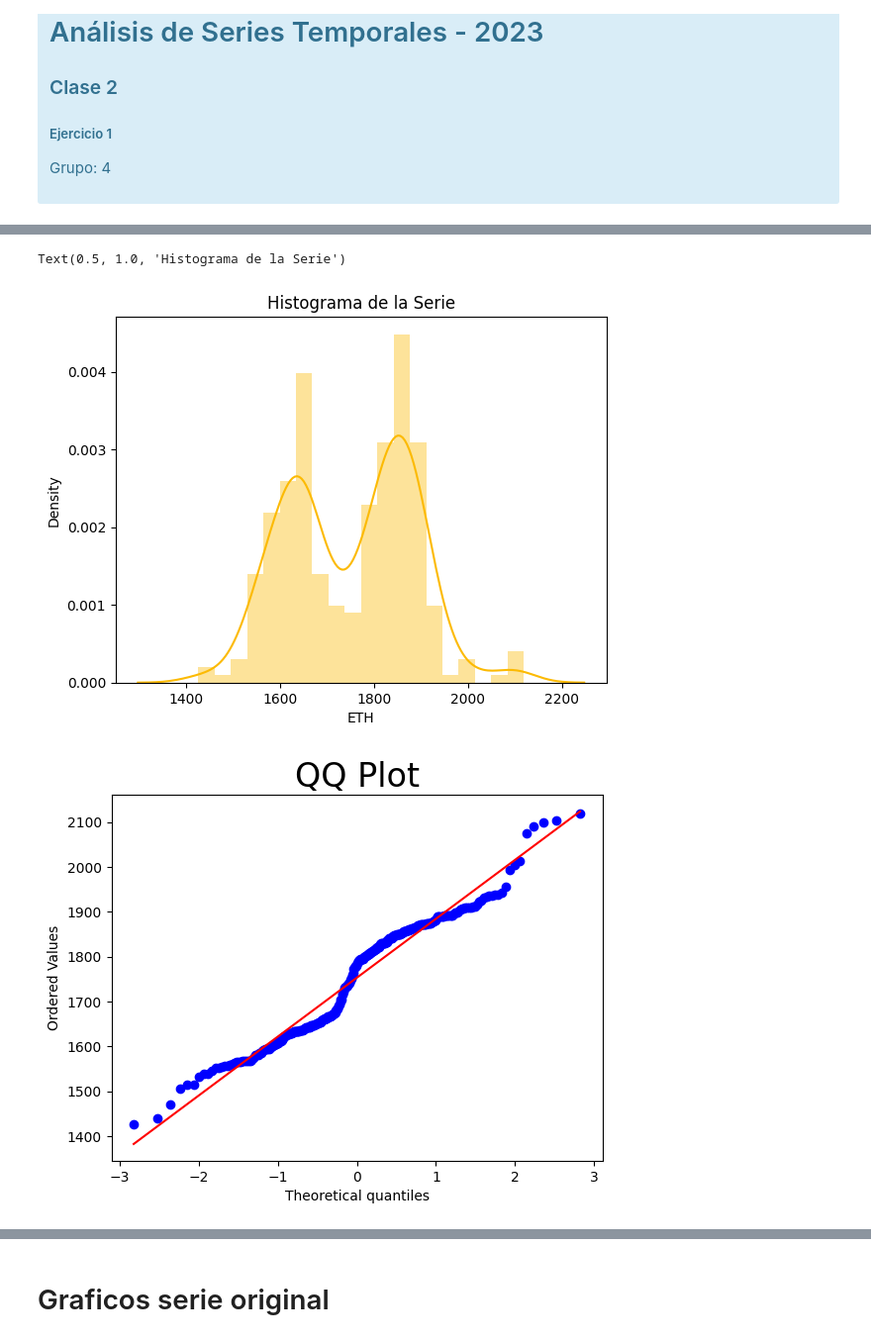
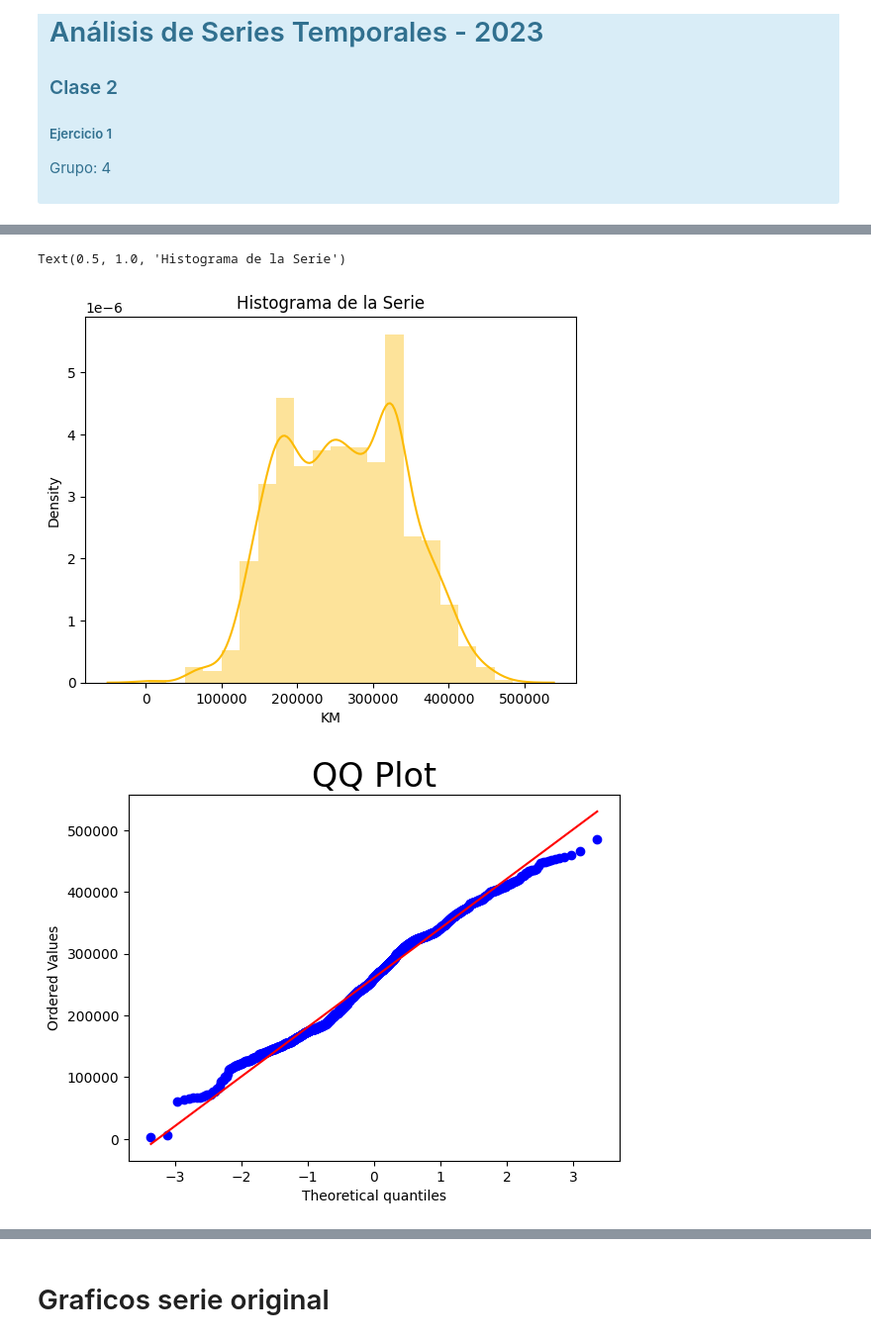
Before and after one commit to rstvz90/AST_G4, a Jupyter notebook: ejercicios_g4/G4_Clase_2_ejercicio_1_.ipynb, the cells around one changed output, grey strips where cells are left out. Shown at 99% size. Cells and saved outputs as stored; diff of their text form; code cells hidden in the pictures.

```diff
--- a/ejercicios_g4/G4_Clase_2_ejercicio_1_.ipynb
+++ b/ejercicios_g4/G4_Clase_2_ejercicio_1_.ipynb
@@ -25,0 +23,10 @@ del data['Date']
+# %%
+# Si se desea ver el total de consumo por día, se elimina la variable Linea
+data_fecha=data.copy()
+# Eliminar la columna 'Linea'
+data_fecha = data_fecha.drop(columns=['Linea'])
+# %%
+# Formato a la variable Fecha
+data_fecha['Fecha'] = pd.to_datetime(data_fecha['Fecha'])
+# Agrupar por fecha y sumar los valores de 'LTS', 'KM' y 'Consumo' (toma Fecha como Index)
+data_fecha = data_fecha.groupby('Fecha').sum()
@@ -26,4 +46,4 @@ del data['Date']
 # %%
-data=data.asfreq('d')
-data.head()
+data_fecha=data_fecha.asfreq('d')
+data_fecha.head()
 # %% [output]
@@ -70,0 +57,2 @@ data_23.describe()
+# %%
+data_fecha = data_fecha[['KM']]
@@ -71,16 +71,16 @@ data_23.describe()
 # %%
-sns.distplot(data_23.ETH,bins=20,color='#fcba03')
+sns.distplot(data_fecha.KM,bins=20,color='#fcba03')
 plt.title('Histograma de la Serie')
 # %% [output]
 Text(0.5, 1.0, 'Histograma de la Serie')
-[figure, old version]
+[figure, new version]
 # %%
 import scipy.stats
 import pylab
 # %%
-scipy.stats.probplot(data_23.ETH, plot = pylab)
+scipy.stats.probplot(data_fecha.KM, plot = pylab)
 plt.title("QQ Plot", size = 24)
 pylab.show()
 # %% [output]
-[figure, old version]
+[figure, new version]
 # %%
```
Also changed, not shown: parts of 36 cells of this notebook, 4 other files.
